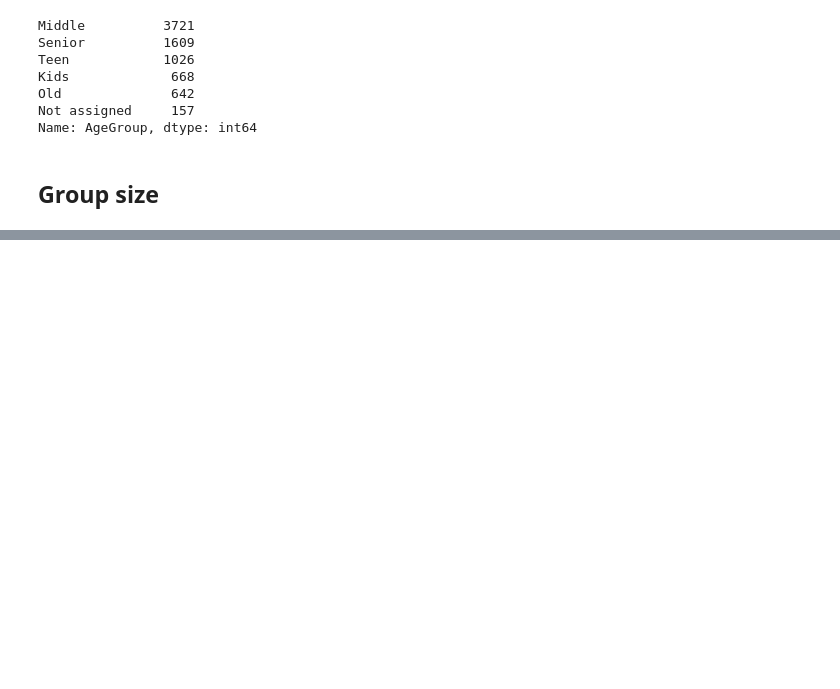
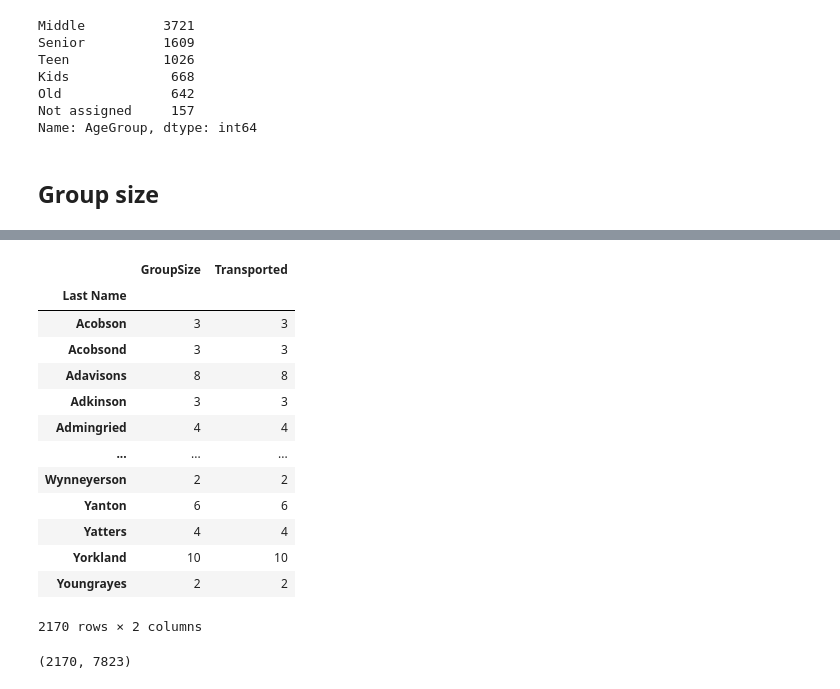
Before and after one commit to PashaIanko/Kaggle.Spaceship-Titanic, a Jupyter notebook: 1_data_exploration.ipynb, the cells around one changed output, grey strips where cells are left out. Drawn from its saved outputs; the diff is of its cells as text; code cells hidden in the pictures; blank space fills up the shorter version.

```diff
--- a/1_data_exploration.ipynb
+++ b/1_data_exploration.ipynb
@@ -1207,0 +1247,17 @@ prepare_pivot_table(
+# %%
+def get_name(val):
+    if type(val) is str:
+        return val.split(' ')[0]
+    else:
+        return 'NOT ASSIGNED'
+
+def get_last_name(val):
+    if type(val) is str:
+        return val.split(' ')[1]
+    else:
+        return 'NOT ASSIGNED'
+
+df_exploration['First Name'] = df_exploration['Name'].astype('str').map(
+    get_name)
+df_exploration['Last Name'] = df_exploration['Name'].map(
+    get_last_name)
@@ -1207,0 +1279,25 @@ prepare_pivot_table(
+# %%
+subset = df_exploration.groupby(['Last Name']).aggregate('count').loc[
+    :, ['GroupSize', 'Transported']
+]
+# (subset['PassengerId'] == subset['Transported']).all()
+subset
+# %% [output]
+|  | GroupSize | Transported |
+| Last Name |  |  |
+| Acobson | 3 | 3 |
+| Acobsond | 3 | 3 |
+| Adavisons | 8 | 8 |
+| Adkinson | 3 | 3 |
+| Admingried | 4 | 4 |
+| ... | ... | ... |
+| Wynneyerson | 2 | 2 |
+| Yanton | 6 | 6 |
+| Yatters | 4 | 4 |
+| Yorkland | 10 | 10 |
+| Youngrayes | 2 | 2 |
+2170 rows × 2 columns
+# %%
+df_exploration['Last Name'].nunique(), df_exploration.shape[0]
+# %% [output]
+(2170, 7823)
```
Also changed, not shown: parts of 10 cells of this notebook.
